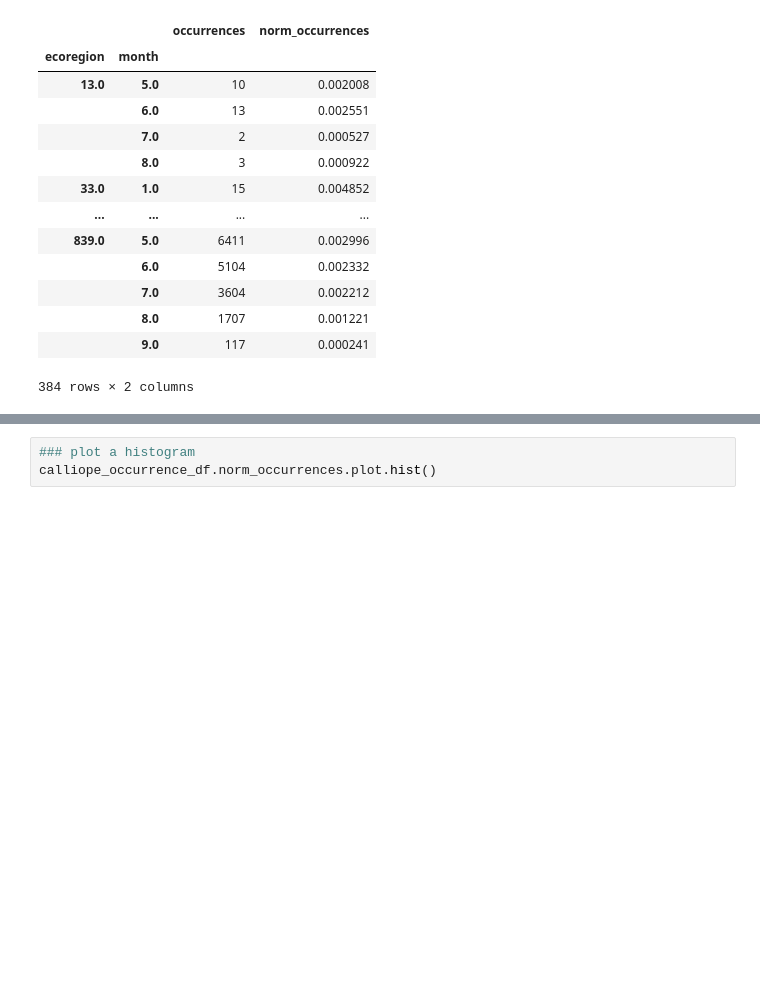
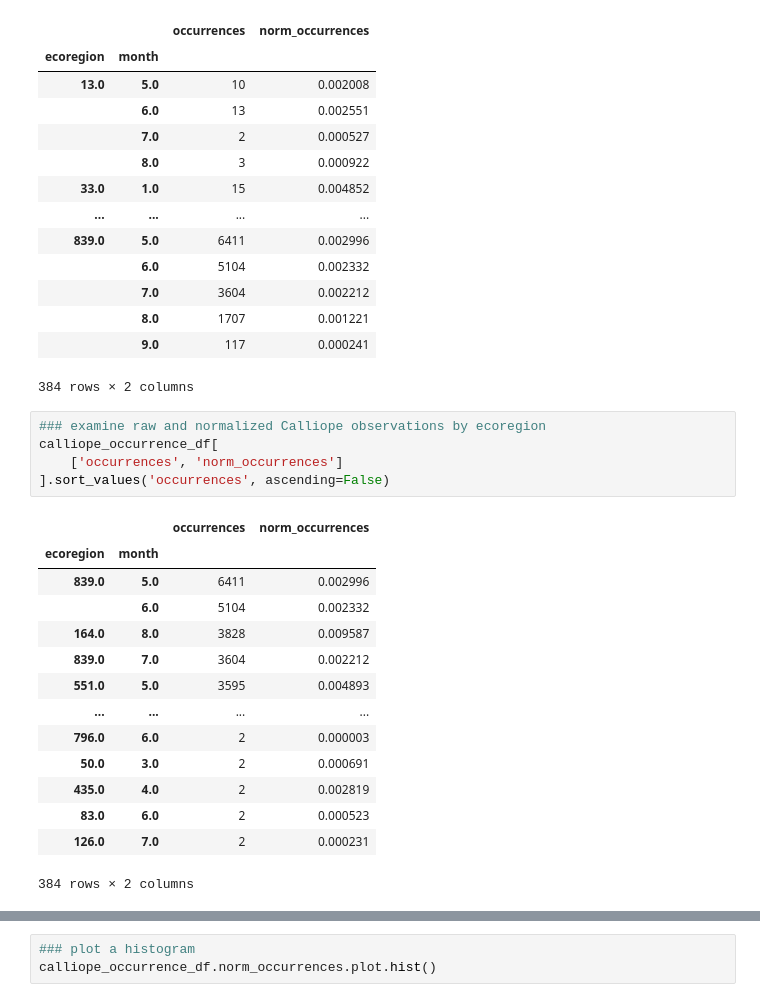
Before and after one commit to alexapapanikolaou/02-migration-fall-template, a Jupyter notebook: notebooks/06-calliope-normalize .ipynb, the cells around one changed output, grey strips where cells are left out. Drawn from its saved outputs; the diff is of its cells as text; blank space fills up the shorter version.

```diff
--- a/notebooks/06-calliope-normalize .ipynb
+++ b/notebooks/06-calliope-normalize .ipynb
@@ -162,3 +162,23 @@ calliope_occurrence_df
 |  | 8.0 | 1707 | 0.001221 |
 |  | 9.0 | 117 | 0.000241 |
 384 rows × 2 columns
+# %%
+### examine raw and normalized Calliope observations by ecoregion
+calliope_occurrence_df[
+    ['occurrences', 'norm_occurrences']
+].sort_values('occurrences', ascending=False)
+# %% [output]
+|  |  | occurrences | norm_occurrences |
+| ecoregion | month |  |  |
+| 839.0 | 5.0 | 6411 | 0.002996 |
+|  | 6.0 | 5104 | 0.002332 |
+| 164.0 | 8.0 | 3828 | 0.009587 |
+| 839.0 | 7.0 | 3604 | 0.002212 |
+| 551.0 | 5.0 | 3595 | 0.004893 |
+| ... | ... | ... | ... |
+| 796.0 | 6.0 | 2 | 0.000003 |
+| 50.0 | 3.0 | 2 | 0.000691 |
+| 435.0 | 4.0 | 2 | 0.002819 |
+| 83.0 | 6.0 | 2 | 0.000523 |
+| 126.0 | 7.0 | 2 | 0.000231 |
+384 rows × 2 columns
```
Also changed, not shown: parts of 2 cells of this notebook, 3 other files.
